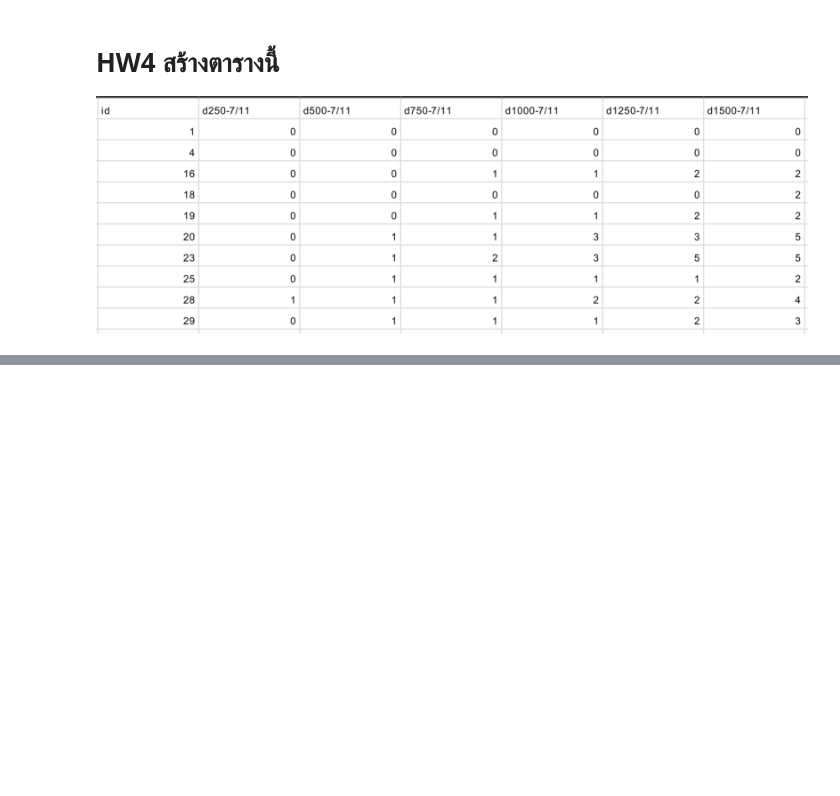
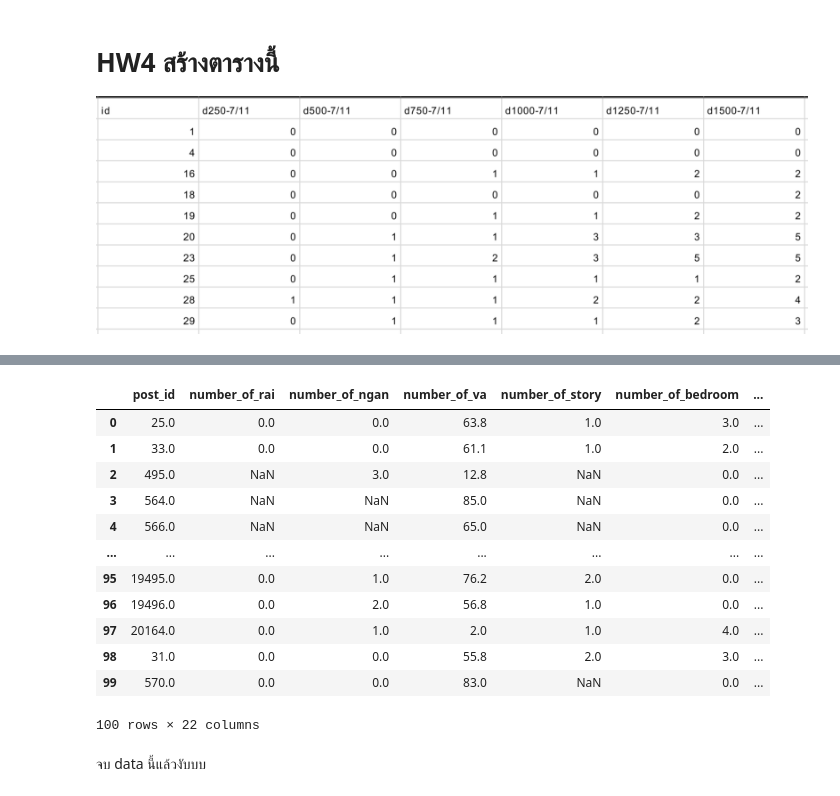
Before and after one commit to nannthd/bsc_dpdm22, a Jupyter notebook: [dataprep2]_GIS_point_of_interest_data.ipynb, the cells around one changed output, grey strips where cells are left out. Cells and saved outputs as stored; diff of their text form; code cells hidden in the pictures; blank space fills up the shorter version.

```diff
--- a/[dataprep2]_GIS_point_of_interest_data.ipynb
+++ b/[dataprep2]_GIS_point_of_interest_data.ipynb
@@ -351,0 +326,3 @@ The data object type is <class 'dict'>
+# %%
+table_nn = home.merge(final_table, left_on='post_id', right_on='id')
+table_nn.head()
@@ -351,0 +337,19 @@ The data object type is <class 'dict'>
+# %%
+table_NN = table_nn[['post_id','number_of_rai','number_of_ngan','number_of_va','number_of_story','number_of_bedroom','number_of_bathroom','direction','furniture','usable_area','number_of_parking','project_name','district','zone','street','sell_price','d250-7/11','d500-7/11','d750-7/11','d1000-7/11','d1250-7/11','d1500-7/11']]
+table_NN
+# %% [output]
+|  | post_id | number_of_rai | number_of_ngan | number_of_va | number_of_story | number_of_bedroom | ... |
+| 0 | 25.0 | 0.0 | 0.0 | 63.8 | 1.0 | 3.0 | ... |
+| 1 | 33.0 | 0.0 | 0.0 | 61.1 | 1.0 | 2.0 | ... |
+| 2 | 495.0 | NaN | 3.0 | 12.8 | NaN | 0.0 | ... |
+| 3 | 564.0 | NaN | NaN | 85.0 | NaN | 0.0 | ... |
+| 4 | 566.0 | NaN | NaN | 65.0 | NaN | 0.0 | ... |
+| ... | ... | ... | ... | ... | ... | ... | ... |
+| 95 | 19495.0 | 0.0 | 1.0 | 76.2 | 2.0 | 0.0 | ... |
+| 96 | 19496.0 | 0.0 | 2.0 | 56.8 | 1.0 | 0.0 | ... |
+| 97 | 20164.0 | 0.0 | 1.0 | 2.0 | 1.0 | 4.0 | ... |
+| 98 | 31.0 | 0.0 | 0.0 | 55.8 | 2.0 | 3.0 | ... |
+| 99 | 570.0 | 0.0 | 0.0 | 83.0 | NaN | 0.0 | ... |
+100 rows × 22 columns
+# %% [markdown]
+จบ data นี้แล้วงับบบ
```
Also changed, not shown: parts of 44 cells of this notebook.
